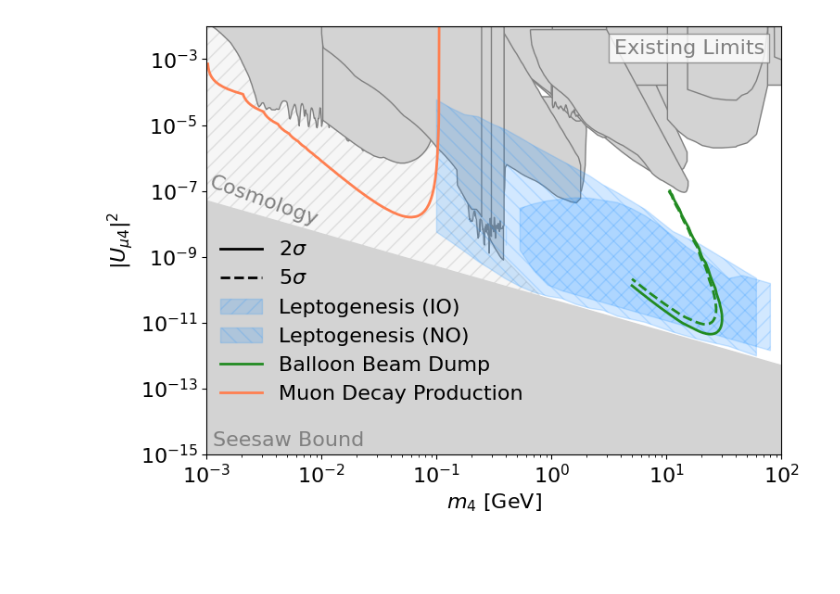
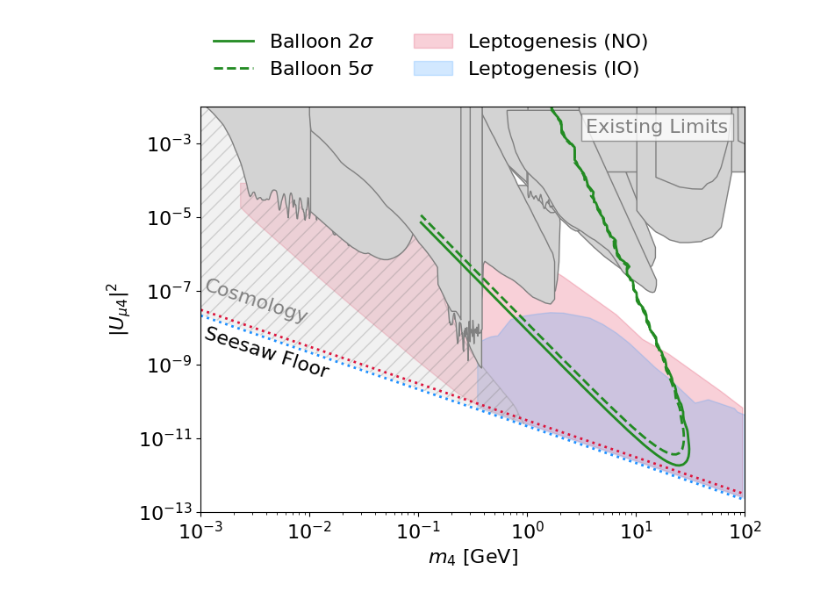
Before and after one commit to nickkamp1/NeutrinoFactoryHNL, a Jupyter notebook: Constraints.ipynb, the cells around one changed output. Cells and saved outputs as stored; diff of their text form; code cells hidden in the pictures; blank space fills up the shorter version.

Commit message:
extended balloon contours

```diff
--- a/Constraints.ipynb
+++ b/Constraints.ipynb
@@ -36,7 +36,7 @@ def plot_existing_limits(case):
                     # Create polygon from hull vertices
                     hull_points = points[hull.vertices]
                     polygon = patches.Polygon(hull_points, closed=True, alpha=1,
-                                            facecolor='lightgray',edgecolor='gray')
+                                            facecolor='lightgray',edgecolor='gray',zorder=2)
                     plt.gca().add_patch(polygon)
             else:
                 x = m4_range
@@ -49,8 +49,8 @@ def plot_existing_limits(case):
                 if limit.m4_top is None or np.max(np.abs(y-ytop))<1e-3:
                     ytop = 1e-2*np.ones_like(ytop)
                 if limit.plot_label == "Cosmology":
-                    plt.fill_between(x,y,ytop, alpha=0.2, facecolor='lightgray',edgecolor='gray',hatch='//',zorder=0)
+                    plt.fill_between(x,y,ytop, alpha=0.3, facecolor='lightgray',hatch="//",edgecolor='gray',zorder=1)
                 else:
-                    plt.fill_between(x,y,ytop, alpha=1, facecolor='lightgray',edgecolor='gray')
+                    plt.fill_between(x,y,ytop, alpha=1, facecolor='lightgray',edgecolor='gray',zorder=2)
         except Exception as e:
             print(f"Could not plot limit {limit.plot_label}: {e}")
@@ -59,3 +57,3 @@ balloon_contours = np.load("data/balloon_contours.npz")
 # %%
-lg_io = pd.read_csv("data/leptogenesis/ars_leptogenesis_io_merged.csv")
-lg_no = pd.read_csv("data/leptogenesis/ars_leptogenesis_no_merged.csv")
+lg_io = pd.read_csv("data/leptogenesis/leptogenesis_bands_IO.csv")
+lg_no = pd.read_csv("data/leptogenesis/leptogenesis_bands_NO.csv")
@@ -92,64 +70,91 @@ plot_existing_limits(case_muon)
 # now loop through existing data
 
 # first the decay production constraints
-decay_color = "coral"
-for level in range(1):
-    #plt.plot([],[],label=f"{['1',r'$10^{2}$',r'$10^{4}$'][level]}" + " %s"%('Event' if level==0 else 'Events'),linestyle=['-','--','-.'][level],color="black")
-    contour_data = np.loadtxt("data/decay_production_contours/HNL_events_muon_mixing_contour_%d.txt"%level)
-    # split into segments based on NaN rows
-    segments = np.split(contour_data, np.where(np.isnan(contour_data).all(axis=1))[0])
-    for segment in segments:
-        if segment.size == 0:
-            continue
-        segment = np.append(segment, np.array([[m_mu,1]]), axis=0)  # ensure last point is at the top
-        plt.plot(segment[:,0], segment[:,1], linestyle=['-','--','-.'][level], color=decay_color)
+# decay_color = "indigo"
+# for level in range(1):
+#     #plt.plot([],[],label=f"{['1',r'$10^{2}$',r'$10^{4}$'][level]}" + " %s"%('Event' if level==0 else 'Events'),linestyle=['-','--','-.'][level],color="black")
+#     contour_data = np.loadtxt("data/decay_production_contours/HNL_events_muon_mixing_contour_%d.txt"%level)
+#     # split into segments based on NaN rows
+#     segments = np.split(contour_data, np.where(np.isnan(contour_data).all(axis=1))[0])
+#     for segment in segments:
+#         if segment.size == 0:
+#             continue
+#         segment = np.append(segment, np.array([[m_mu,1]]), axis=0)  # ensure last point is at the top
+#         plt.plot(segment[:,0], segment[:,1], linestyle=['-','--','-.'][level], color=decay_color)
+# plt.plot([],[],color=decay_color,label=r"$\mu$ Decay $2\sigma$")
+# plt.plot([],[],color=decay_color,ls="--",label=r"$\mu$ Decay $5\sigma$")
 
 # now plot the balloon sensitivity curves
 balloon_color = "forestgreen"
 balloon_det = "2"
 min_photons = 10
+radial_cut = 25
+xs_corr = True
+balloon_contours_original = np.load("data/scan_results_balloon_detailed/balloon_contours_radial_cut_%d_original_%s.npz"%(radial_cut, "with_xs_corr" if xs_corr else ""))
+balloon_contours_extrapolated = np.load("data/scan_results_balloon_detailed/balloon_contours_radial_cut_%d_extrapolated_%s.npz"%(radial_cut, "with_xs_corr" if xs_corr else ""))
 balloon_key_2 = "%s_%s_2.0"%(balloon_det,min_photons)
 balloon_key_5 = "%s_%s_5.0"%(balloon_det,min_photons)
-plt.plot(balloon_contours[balloon_key_2][:,0],
-         balloon_contours[balloon_key_2][:,1],
+# plt.plot(balloon_contours_original[balloon_key_2][:,0],
+#          balloon_contours_original[balloon_key_2][:,1],
+#          color=balloon_color)
+# plt.plot(balloon_contours_original[balloon_key_5][:,0],
+#          balloon_contours_original[balloon_key_5][:,1],
+#          color=balloon_color,
+#          ls="--")
+
+plt.plot(balloon_contours_extrapolated[balloon_key_2][:,0],
+         balloon_contours_extrapolated[balloon_key_2][:,1],
          color=balloon_color)
-plt.plot(balloon_contours[balloon_key_5][:,0],
-         balloon_contours[balloon_key_5][:,1],
+plt.plot(balloon_contours_extrapolated[balloon_key_5][:,0],
+         balloon_contours_extrapolated[balloon_key_5][:,1],
          color=balloon_color,
          ls="--")
 
-plt.plot([],[],color="black",label=r"$2\sigma$")
-plt.plot([],[],color="black",ls="--",label=r"$5\sigma$")
+plt.plot([],[],color=balloon_color,label=r"Balloon $2\sigma$")
+plt.plot([],[],color=balloon_color,ls="--",label=r"Balloon $5\sigma$")
 
 # seesaw bound
-U2_seesaw_upper = 5e-11 / m4_range
-plt.fill_between(m4_range,0,U2_seesaw_upper,color="lightgray",alpha=1)
-#plt.plot(m4_range,U2_seesaw_upper,color="gray")
-plt.text(0.01,0.01,"Seesaw Bound",transform=plt.gca().transAxes, fontsize=16, color="gray", va="bottom", ha="left")
+# U2_seesaw_upper = 5e-11 / m4_range
+# plt.fill_between(m4_range,0,U2_seesaw_upper,color="lightgray",alpha=1)
+# #plt.plot(m4_range,U2_seesaw_upper,color="gray")
+# plt.text(0.01,0.01,"Seesaw Bound",transform=plt.gca().transAxes, fontsize=16, color="gray", va="bottom", ha="left")
 
 # cosmology label
-plt.text(m4_range[1],U2_seesaw_upper[1],r"Cosmology",color="gray",fontsize=16,
-         rotation=-20,ha="left",va="center")
+plt.text(m4_range[2],5e-8,r"Cosmology",color="gray",fontsize=16,
+         rotation=-18,ha="left",va="center")
 
 # leptogenesis
-lepto_color = "dodgerblue"
-plt.fill_between(lg_io['M_GeV'], lg_io['U2_total_min'], lg_io['U2_total_max'], alpha=0.2, color=lepto_color, hatch="//", label='Leptogenesis (IO)')
-plt.fill_between(lg_no['M_GeV'][::2], lg_no['U2_total_min'][::2], lg_no['U2_total_max'][::2], alpha=0.2, color=lepto_color, hatch="\\\\", label='Leptogenesis (NO)')
+io_color = "dodgerblue"
+no_color = "crimson"
+
+plt.fill_between(lg_no['M_GeV'][::2], lg_no['U2_mu_min'][::2], lg_no['U2_mu_max'][::2], alpha=0.2, color=no_color, label='Leptogenesis (NO)',zorder=0)
+lg_no_factor = lg_no['seesaw_floor_mu'][0] * lg_no['M_GeV'][0]
+plt.plot(m4_range, lg_no_factor / m4_range, color=no_color, linestyle=':', zorder=2)
+#plt.fill_between(m4_range, 0, lg_no_factor / m4_range, alpha=1, color="white", zorder=1)
+
+plt.fill_between(lg_io['M_GeV'], lg_io['U2_mu_min'], lg_io['U2_mu_max'], alpha=0.2, color=io_color, label='Leptogenesis (IO)',zorder=0)
+lg_io_factor = lg_io['seesaw_floor_mu'][0] * lg_io['M_GeV'][0]
+plt.plot(m4_range, lg_io_factor / m4_range, color=io_color, linestyle=':', zorder=2)
+plt.fill_between(m4_range, 0, lg_io_factor / m4_range, alpha=1, color="white", zorder=1)
+
+plt.text(m4_range[2], 2e-9, "Seesaw Floor", rotation=-18, fontsize=16, color="black",ha="left",va="center")
+
 
 plt.loglog()
 plt.xlim(m4_range[0], m4_range[-1])
-plt.ylim(1e-15,1e-2)
+plt.ylim(1e-13,1e-2)
 
-plt.plot([],[],label="Balloon Beam Dump",color=balloon_color)
-plt.plot([],[],label="Muon Decay Production",color=decay_color)
-plt.legend(loc=[0.01,0.1])
+
+plt.legend(loc=[0.01,0.1],bbox_to_anchor=(0.01,1.05),ncol=2)
 
 
 plt.xlabel(r"$m_4$ [GeV]", fontsize=16)
 plt.ylabel(r"$|U_{\mu4}|^2$", fontsize=16)
+
+plt.savefig("Figures/Constraints_Balloon.png", dpi=300, bbox_inches='tight')
 plt.show()
 # %% [output]
-[figure, old version]
+[figure, new version]
 # %%
 # electron limits
 
```
Also changed, not shown: parts of 3 cells of this notebook, 23 other files.
